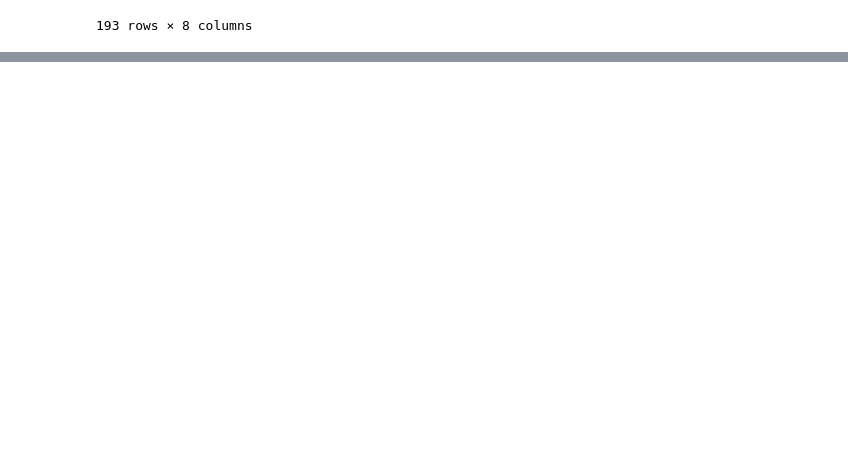
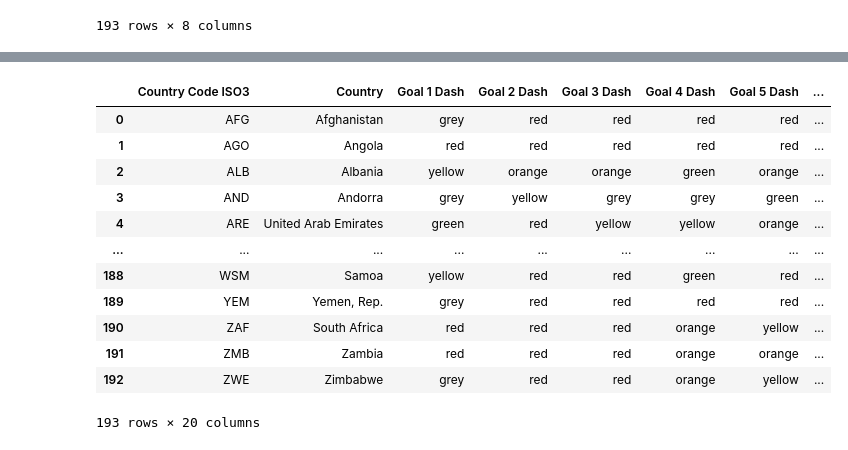
Before and after one commit to jacubero/SDG, a Jupyter notebook: map/map.ipynb, the cells around one changed output, grey strips where cells are left out. Cells and saved outputs as stored; diff of their text form; code cells hidden in the pictures; blank space fills up the shorter version.

```diff
--- a/map/map.ipynb
+++ b/map/map.ipynb
@@ -75,8 +61,22 @@ df_data2021 = pd.read_csv('../output/data2021.csv')
 # %%
 df = pd.read_csv('../input/codes.csv', engine='python')
 df.rename(columns={'alpha-3': 'Country Code ISO3','country-code': 'id'}, inplace=True)
-df_goals2021 = pd.merge(df_data2021[["Country Code ISO3","Goal 1 Dash", "Goal 2 Dash", "Goal 3 Dash", "Goal 4 Dash", "Goal 5 Dash", "Goal 6 Dash", "Goal 7 Dash", "Goal 8 Dash", "Goal 9 Dash", "Goal 10 Dash", "Goal 11 Dash", "Goal 12 Dash", "Goal 13 Dash", "Goal 14 Dash", "Goal 15 Dash", "Goal 16 Dash", "Goal 17 Dash"]].head(193), df[['Country Code ISO3','id']], how="left", on="Country Code ISO3")
+df_goals2021 = pd.merge(df_data2021[["Country Code ISO3", "Country", "Goal 1 Dash", "Goal 2 Dash", "Goal 3 Dash", "Goal 4 Dash", "Goal 5 Dash", "Goal 6 Dash", "Goal 7 Dash", "Goal 8 Dash", "Goal 9 Dash", "Goal 10 Dash", "Goal 11 Dash", "Goal 12 Dash", "Goal 13 Dash", "Goal 14 Dash", "Goal 15 Dash", "Goal 16 Dash", "Goal 17 Dash"]].head(193), df[['Country Code ISO3','id']], how="left", on="Country Code ISO3")
 df_goals2021
+# %% [output]
+|  | Country Code ISO3 | Country | Goal 1 Dash | Goal 2 Dash | Goal 3 Dash | Goal 4 Dash | Goal 5 Dash | ... |
+| 0 | AFG | Afghanistan | grey | red | red | red | red | ... |
+| 1 | AGO | Angola | red | red | red | red | red | ... |
+| 2 | ALB | Albania | yellow | orange | orange | green | orange | ... |
+| 3 | AND | Andorra | grey | yellow | grey | grey | green | ... |
+| 4 | ARE | United Arab Emirates | green | red | yellow | yellow | orange | ... |
+| ... | ... | ... | ... | ... | ... | ... | ... | ... |
+| 188 | WSM | Samoa | yellow | red | red | green | red | ... |
+| 189 | YEM | Yemen, Rep. | grey | red | red | red | red | ... |
+| 190 | ZAF | South Africa | red | red | red | orange | yellow | ... |
+| 191 | ZMB | Zambia | red | red | red | orange | orange | ... |
+| 192 | ZWE | Zimbabwe | grey | red | red | orange | yellow | ... |
+193 rows × 20 columns
 # %%
 grid = GridspecLayout(3, 6)
 def create_expanded_button(description, button_style):
```
Also changed, not shown: parts of 7 cells of this notebook.
